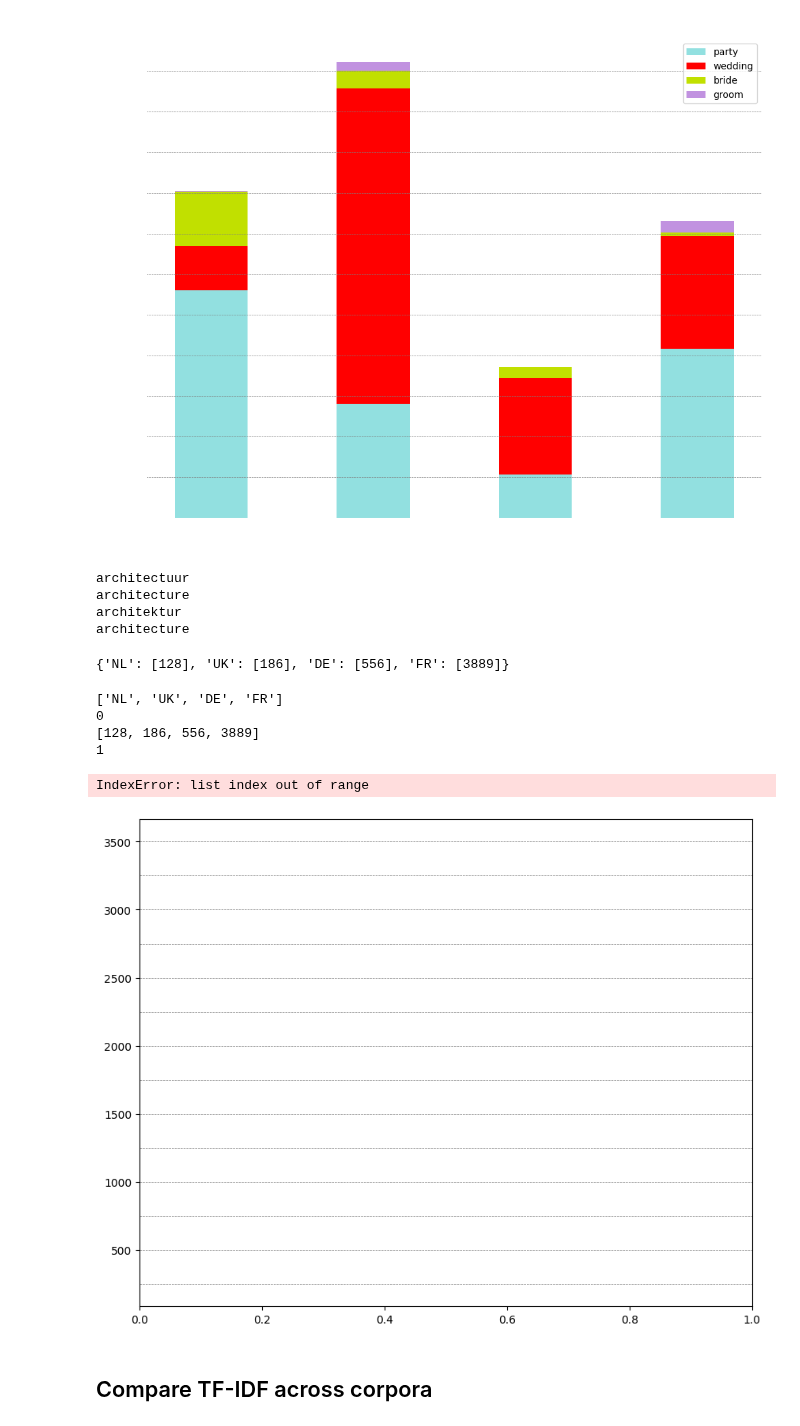
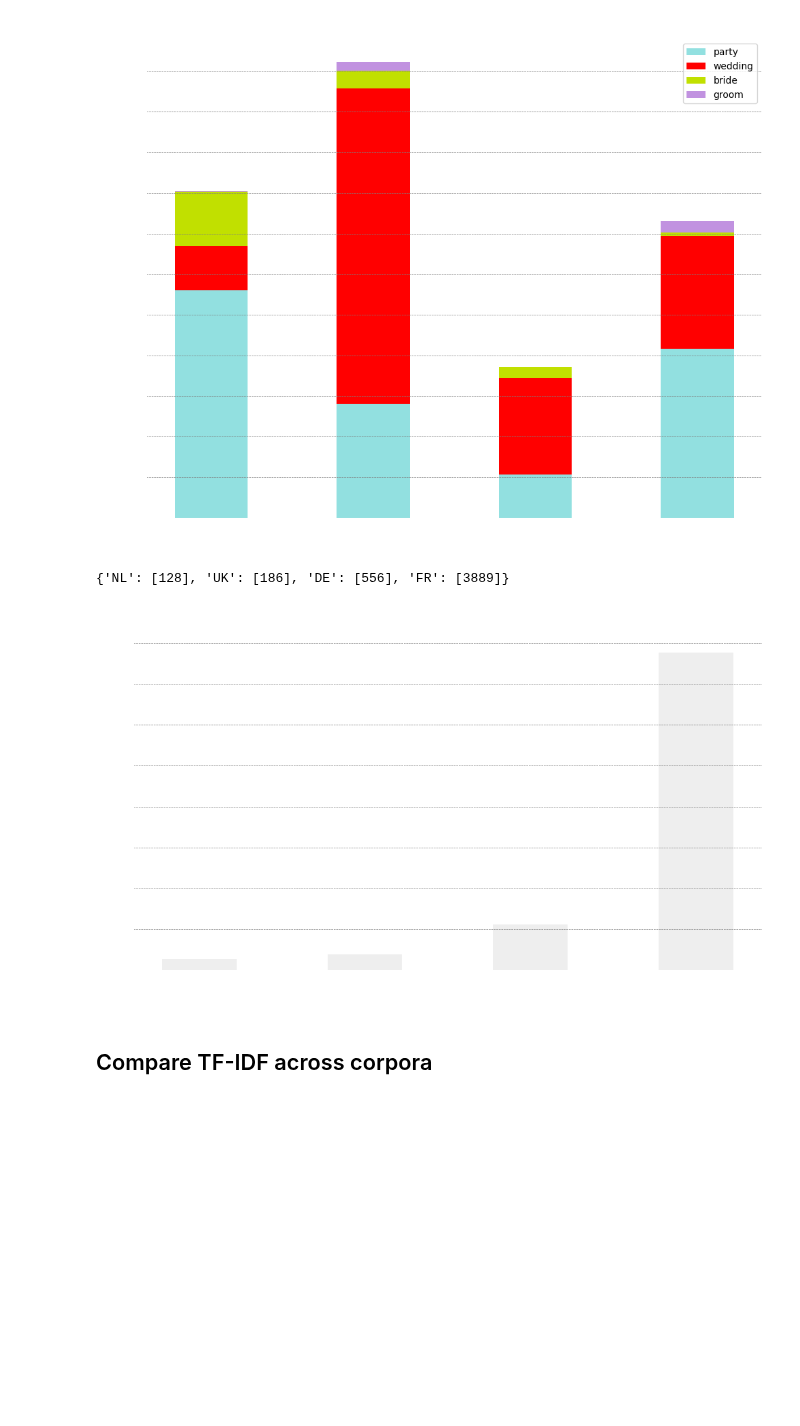
Before and after one commit to jazoza/HHD, a Jupyter notebook: 06_HH_compare_cc.ipynb, the cells around one changed output. Drawn from its saved outputs; the diff is of its cells as text; code cells hidden in the pictures; blank space fills up the shorter version.

```diff
--- a/06_HH_compare_cc.ipynb
+++ b/06_HH_compare_cc.ipynb
@@ -136,3 +135,9 @@ styles = ['rococo', 'barok', 'renaissance', 'gotiek', # or gotisch
           'rococo', 'baroque', 'renaissance', 'gothique']
 # %% [markdown]
 Create texts as 'documents' to count terms and perform tf-idf
+# %%
+# prototype code to check number of times a term appears in one corpus; use to confirm results of later calculations
+term = 'architecture'
+corpus = df_UK
+term_count = sum([str(item).lower().count(term) for item in corpus['text'].tolist()])
+print(int(term_count))
@@ -216,7 +223,7 @@ dataframes = [df_NL, df_UK, df_DE, df_FR] # list of dataframes
 term_count_dict = {}
 for i, df in enumerate(dataframes):
   term_count_values = []
-  print(terms[i])
+  #print(terms[i])
   term_count_column = sum([str(item).lower().count(terms[i]) for item in df['text'].tolist()])
   #print(int(term_count_column.sum()))
   term_count_values.append(int(term_count_column))
@@ -224,59 +231,46 @@ for i, df in enumerate(dataframes):
 
 term_count_dict
 # %% [output]
-architectuur
-architecture
-architektur
-architecture
+{'NL': [128], 'UK': [186], 'DE': [556], 'FR': [3889]}
-{'NL': [128], 'UK': [186], 'DE': [556], 'FR': [3889]}
 # %%
-# Visualize the term count as a stacked bar chart per country
-theme = 'architecture'
-# Create a list of countries (y-axis labels)
+theme = terms[1]
+# Visualize the term count as a vertical bar chart
+fig, ax = plt.subplots(figsize=(10, 6))
+width = 0.45  # Width of the bars
+# Get the keys and values from the dictionary
 countries = list(term_count_dict.keys())
-print(countries)
-# Create the stacked bar chart
-width = 0.45  # Width of the bars
+counts = list(term_count_dict.values())
 
-fig, ax = plt.subplots(figsize=(10,8))
-
-bottom = np.zeros(len(countries))
-colors = ['white']
+# Flatten the counts list if it contains nested lists
+if isinstance(counts[0], list):
+  counts = [item for sublist in counts for item in sublist]
 
 # Add horizontal lines for values in the legend
-for value in [250, 500, 750, 1000, 1250, 1500, 1750, 2000, 2250, 2500, 2750, 3000, 3250, 3500]:
+for value in [500, 1000, 1500, 2000, 2500, 3000, 3500, 4000]:
+
   plt.axhline(y=value, color='grey', linestyle='--', linewidth=0.5)
+# Create the bar chart
+ax.bar(countries, counts, width, color='#eee')
 
-for term_index in range(len(terms)):
-  print(term_index)
-  term_counts = [term_count_dict[country][term_index] for country in countries]
-  print(term_counts)
-  '''
-  ax.bar(countries, term_counts, width, label=terms[term_index], bottom=bottom,
-           color=colors[term_index % len(colors)])
-  bottom += np.array(term_counts)
-
-ax.set_xlabel('Countries', color='white')
-ax.set_ylabel('Term Counts', color='white')
-ax.set_title('Terms related to '+theme+' per country', color='white')
+# Set the labels and title
+ax.set_xlabel('Terms', color='white')
+ax.set_title('Frequency of term \"'+theme+'\" per country', color='white')
 ax.spines['bottom'].set_color('white')
 ax.spines['top'].set_color('white')
 ax.spines['left'].set_color('white')
 ax.spines['right'].set_color('white')
 ax.tick_params(axis='x', colors='white')
 ax.tick_params(axis='y', colors='white')
-ax.legend()
+# Rotate x-axis labels if needed
+plt.xticks(rotation=0, ha='right', color='white')
 
+
+# Display the chart
 plt.tight_layout()
 plt.savefig(path+'outputs/2024_'+theme+'.png', transparent=True)
-plt.show()'''
+plt.show()
 # %% [output]
-['NL', 'UK', 'DE', 'FR']
-0
-[128, 186, 556, 3889]
-1
-IndexError: list index out of range
-[figure, old version]
+[figure, new version]
 # %% [markdown]
 ## Compare TF-IDF across corpora
 # %%
```
Also changed, not shown: parts of 6 cells of this notebook.
